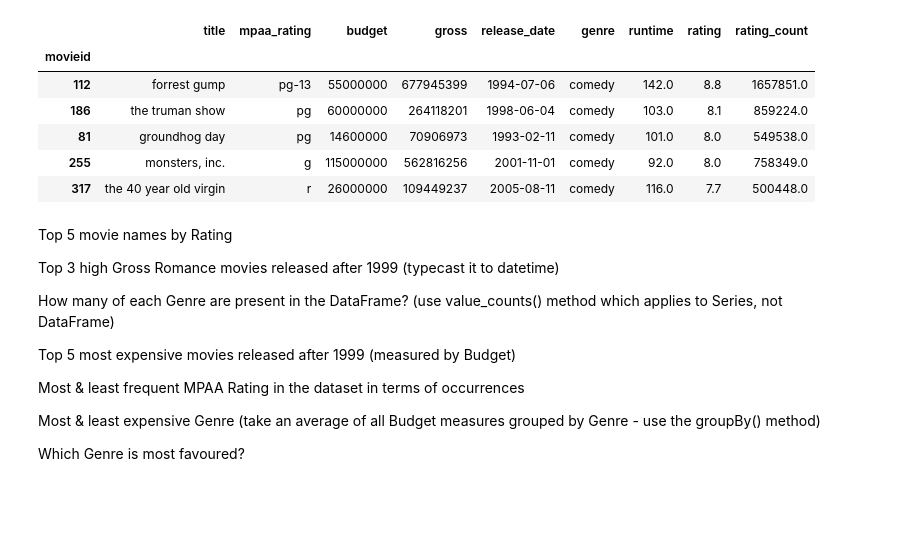
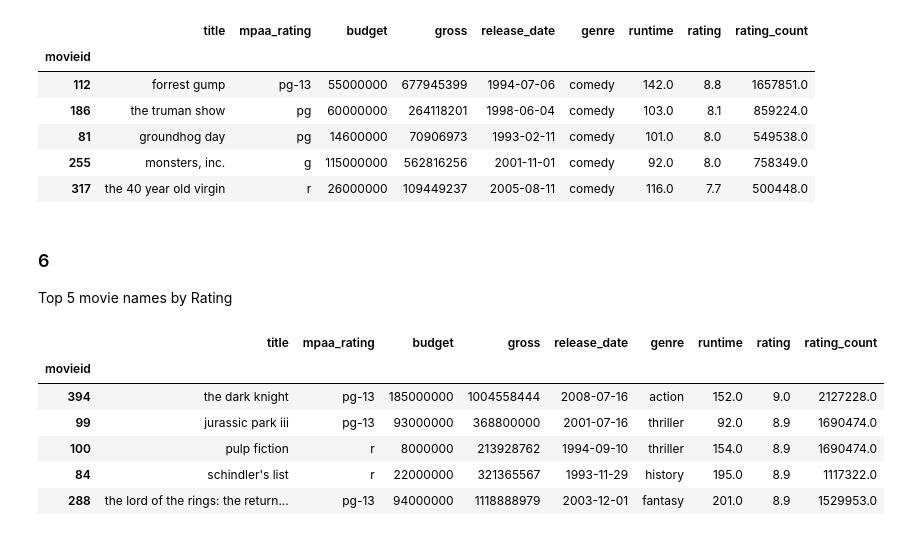
Before and after one commit to olemir/python-exercises, a Jupyter notebook: exercises-EDA.ipynb, the cells around one changed output. Saved outputs shown, nothing was run; the diff lists cells and outputs as text; code cells hidden in the pictures; blank space fills up the shorter version.

Commit message:
finished exercises on data exploration

```diff
--- a/exercises-EDA.ipynb
+++ b/exercises-EDA.ipynb
@@ -334,18 +339,15 @@ movies[movies.genre=='comedy'].sort_values('rating',ascending=False).iloc[:5]
 | 255 | monsters, inc. | g | 115000000 | 562816256 | 2001-11-01 | comedy | 92.0 | 8.0 | 758349.0 |
 | 317 | the 40 year old virgin | r | 26000000 | 109449237 | 2005-08-11 | comedy | 116.0 | 7.7 | 500448.0 |
 # %% [markdown]
-
-
+### 6
 Top 5 movie names by Rating
-
-Top 3 high Gross Romance movies released after 1999 (typecast it to datetime)
-
-How many of each Genre are present in the DataFrame? (use value_counts() method which applies to Series, not DataFrame)
-
-Top 5 most expensive movies released after 1999 (measured by Budget)
-
-Most & least frequent MPAA Rating in the dataset in terms of occurrences
-
-Most & least expensive Genre (take an average of all Budget measures grouped by Genre - use the groupBy() method)
-
-Which Genre is most favoured?
+# %%
+movies.sort_values(by='rating', ascending=False).head(5)
+# %% [output]
+|  | title | mpaa_rating | budget | gross | release_date | genre | runtime | rating | rating_count |
+| movieid |  |  |  |  |  |  |  |  |  |
+| 394 | the dark knight | pg-13 | 185000000 | 1004558444 | 2008-07-16 | action | 152.0 | 9.0 | 2127228.0 |
+| 99 | jurassic park iii | pg-13 | 93000000 | 368800000 | 2001-07-16 | thriller | 92.0 | 8.9 | 1690474.0 |
+| 100 | pulp fiction | r | 8000000 | 213928762 | 1994-09-10 | thriller | 154.0 | 8.9 | 1690474.0 |
+| 84 | schindler's list | r | 22000000 | 321365567 | 1993-11-29 | history | 195.0 | 8.9 | 1117322.0 |
+| 288 | the lord of the rings: the return... | pg-13 | 94000000 | 1118888979 | 2003-12-01 | fantasy | 201.0 | 8.9 | 1529953.0 |
```
Also changed, not shown: parts of 26 cells of this notebook.
